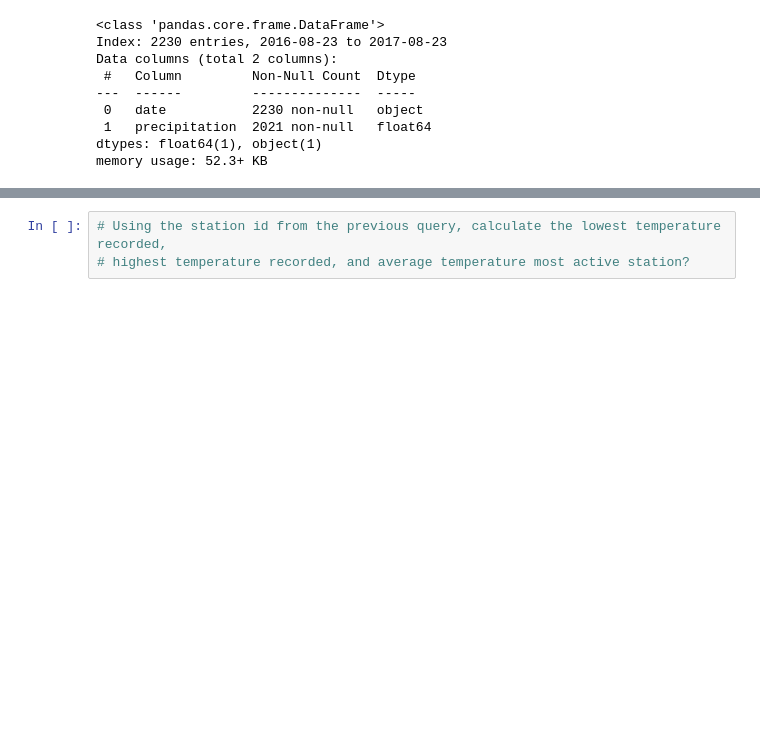
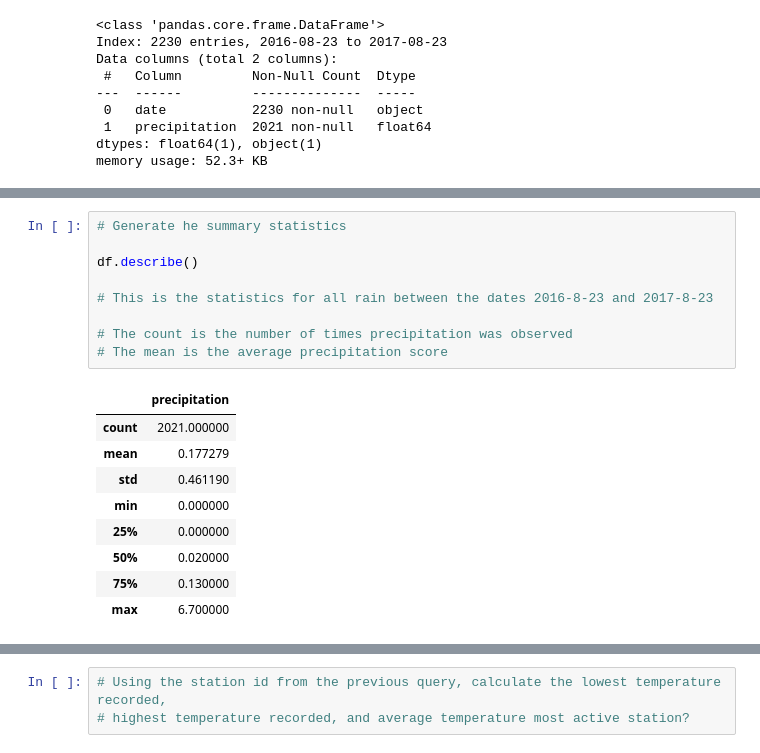
Before and after one commit to willmino/surfs_up, a Jupyter notebook: climate_analysis.ipynb, the cells around one changed output, grey strips where cells are left out. Saved outputs shown, nothing was run; the diff lists cells and outputs as text; blank space fills up the shorter version.

```diff
--- a/climate_analysis.ipynb
+++ b/climate_analysis.ipynb
@@ -147,0 +154,19 @@ memory usage: 52.3+ KB
+# %%
+# Generate he summary statistics
+
+df.describe()
+
+# This is the statistics for all rain between the dates 2016-8-23 and 2017-8-23
+
+# The count is the number of times precipitation was observed
+# The mean is the average precipitation score
+# %% [output]
+|  | precipitation |
+| count | 2021.000000 |
+| mean | 0.177279 |
+| std | 0.461190 |
+| min | 0.000000 |
+| 25% | 0.000000 |
+| 50% | 0.020000 |
+| 75% | 0.130000 |
+| max | 6.700000 |
```
Also changed, not shown: parts of 10 cells of this notebook.
